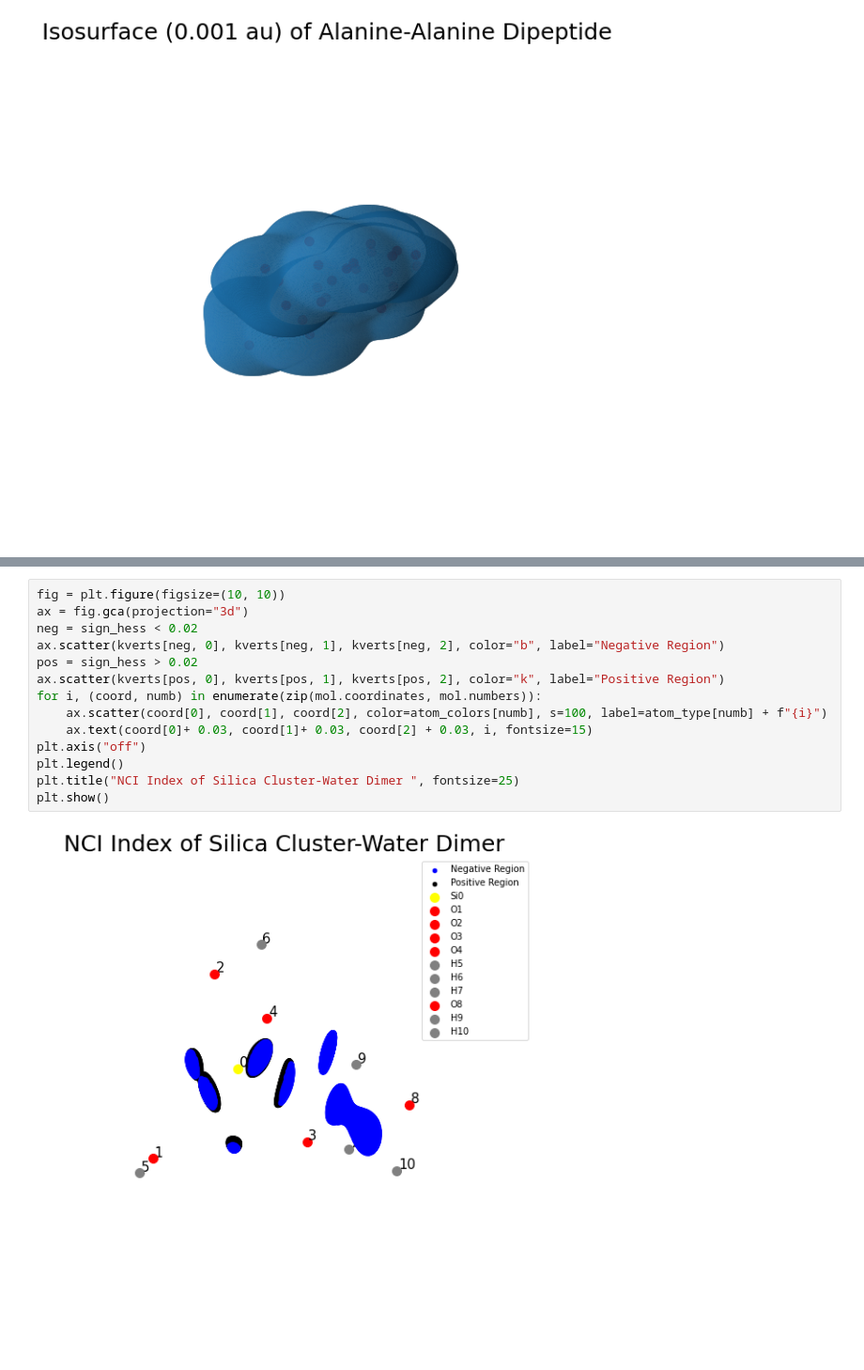
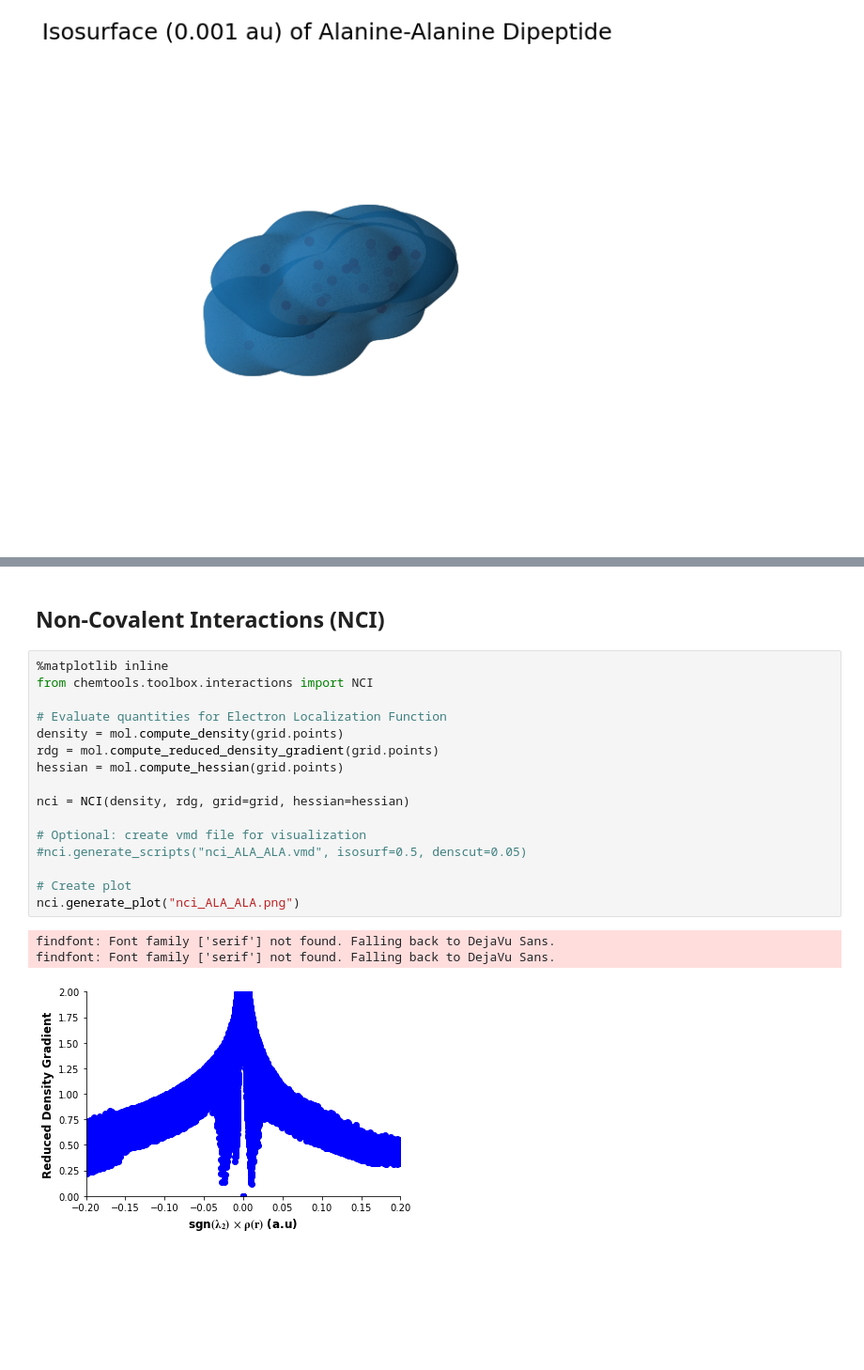
Before and after one commit to theochem/cuGBasis, a Jupyter notebook: quick_start.ipynb, the cells around one changed output, grey strips where cells are left out. Shown: that part at 94% size. Saved outputs shown, nothing was run; the diff lists cells and outputs as text; blank space fills up the shorter version.

```diff
--- a/quick_start.ipynb
+++ b/quick_start.ipynb
@@ -138,16 +144,22 @@ Shape of the eigenvalues: (14848, 3)
-# %%
-fig = plt.figure(figsize=(10, 10))
-ax = fig.gca(projection="3d")
-neg = sign_hess < 0.02
-ax.scatter(kverts[neg, 0], kverts[neg, 1], kverts[neg, 2], color="b", label="Negative Region")
-pos = sign_hess > 0.02
-ax.scatter(kverts[pos, 0], kverts[pos, 1], kverts[pos, 2], color="k", label="Positive Region")
-for i, (coord, numb) in enumerate(zip(mol.coordinates, mol.numbers)):
-    ax.scatter(coord[0], coord[1], coord[2], color=atom_colors[numb], s=100, label=atom_type[numb] + f"{i}")
-    ax.text(coord[0]+ 0.03, coord[1]+ 0.03, coord[2] + 0.03, i, fontsize=15)
-plt.axis("off")
-plt.legend()
-plt.title("NCI Index of Silica Cluster-Water Dimer ", fontsize=25)
-plt.show()
-# %% [output]
-[figure, removed]
+# %% [markdown]
+## Non-Covalent Interactions (NCI)
+# %%
+%matplotlib inline
+from chemtools.toolbox.interactions import NCI
+
+# Evaluate quantities for Electron Localization Function
+density = mol.compute_density(grid.points)
+rdg = mol.compute_reduced_density_gradient(grid.points)
+hessian = mol.compute_hessian(grid.points)
+
+nci = NCI(density, rdg, grid=grid, hessian=hessian)
+
+# Optional: create vmd file for visualization
+#nci.generate_scripts("nci_ALA_ALA.vmd", isosurf=0.5, denscut=0.05)
+
+# Create plot
+nci.generate_plot("nci_ALA_ALA.png")
+# %% [output]
+findfont: Font family ['serif'] not found. Falling back to DejaVu Sans.
+findfont: Font family ['serif'] not found. Falling back to DejaVu Sans.
+[figure, added]
```
Also changed, not shown: parts of 13 cells of this notebook, 26 other files.
